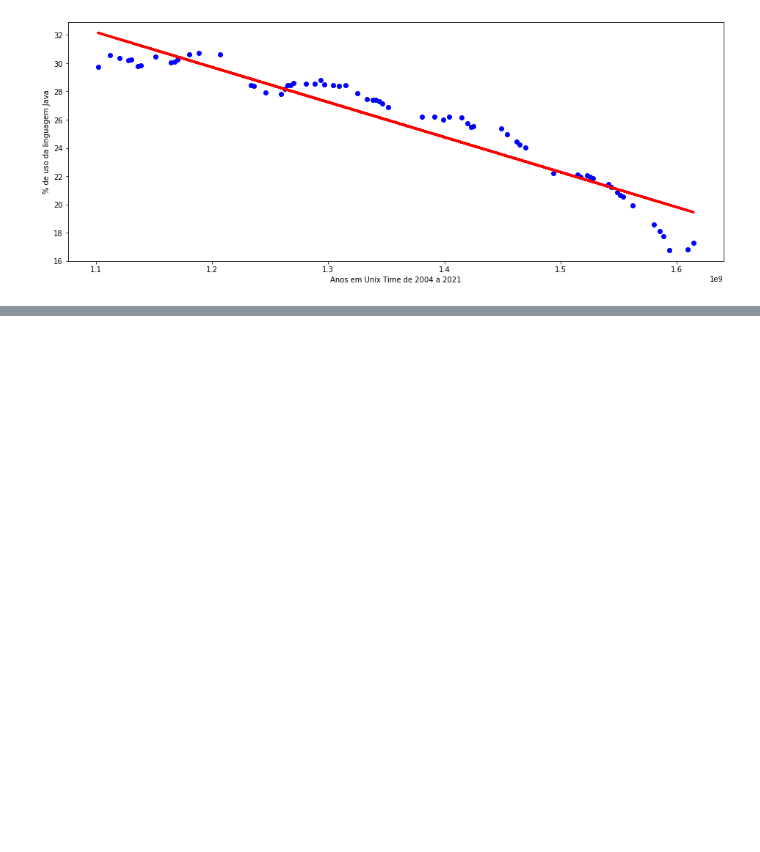
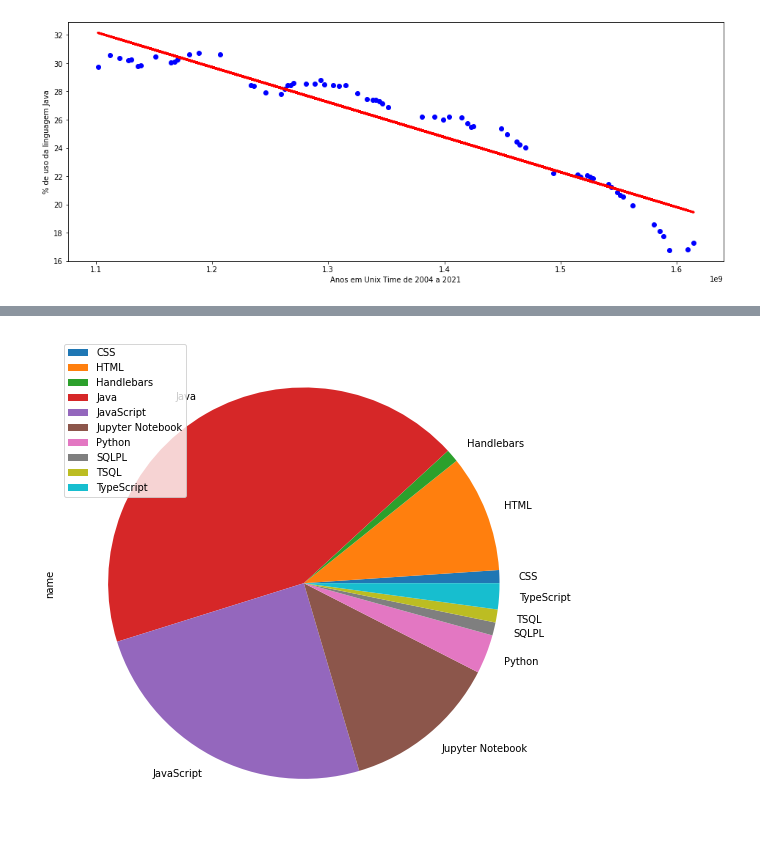
Before and after one commit to vhnegrisoli/machine-learning-linguagens-programacao, a Jupyter notebook: Análise Linguagens de Programação.ipynb, the cells around one changed output, grey strips where cells are left out. Saved outputs shown, nothing was run; the diff lists cells and outputs as text; code cells hidden in the pictures; blank space fills up the shorter version.

```diff
--- a/Análise Linguagens de Programação.ipynb
+++ b/Análise Linguagens de Programação.ipynb
@@ -85,0 +198,6 @@ plt.show()
+# %%
+repositorios_agrupados.plot(kind = 'pie', subplots = True)
+
+ajustar_tamanho()
+# %% [output]
+[figure, added]
```
Also changed, not shown: parts of 11 cells of this notebook, 1 other file.
